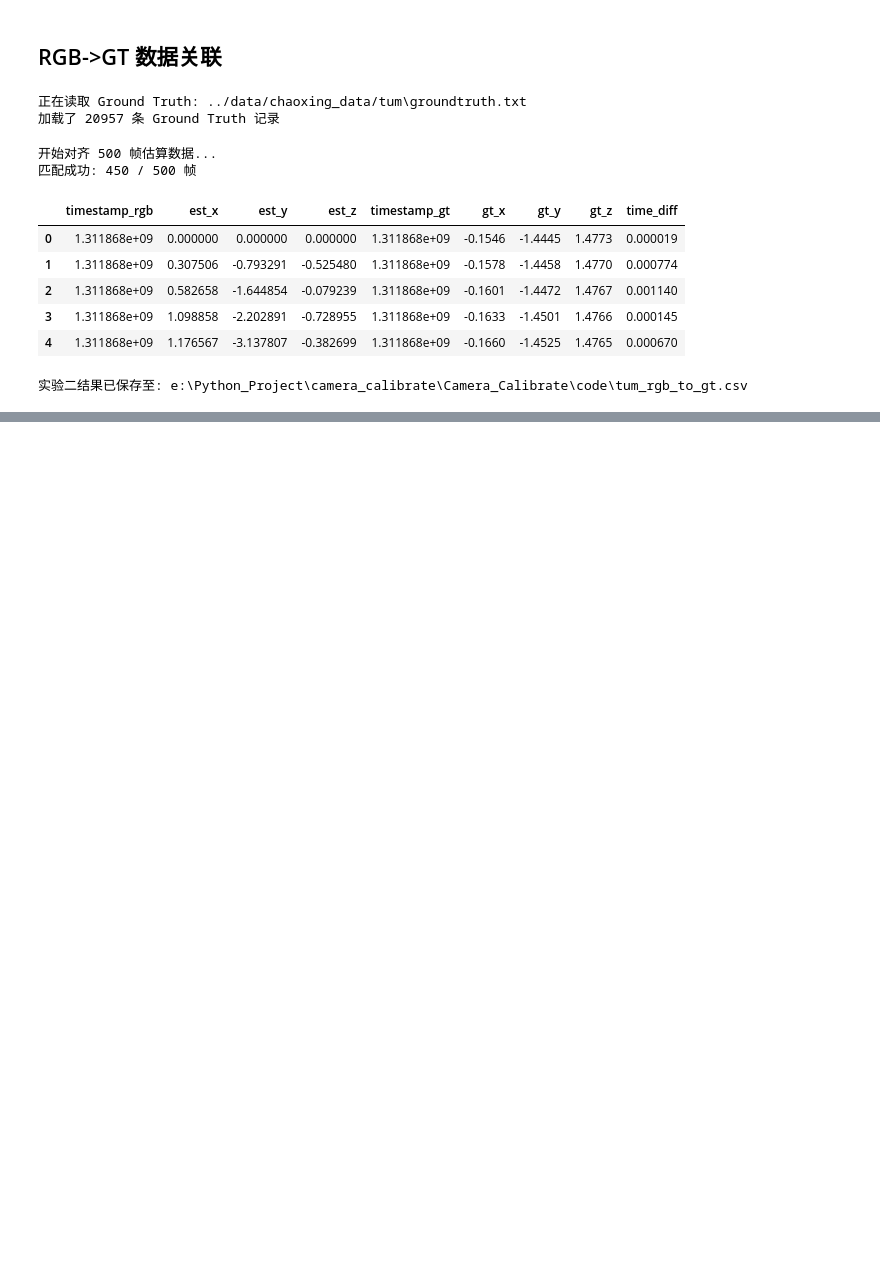
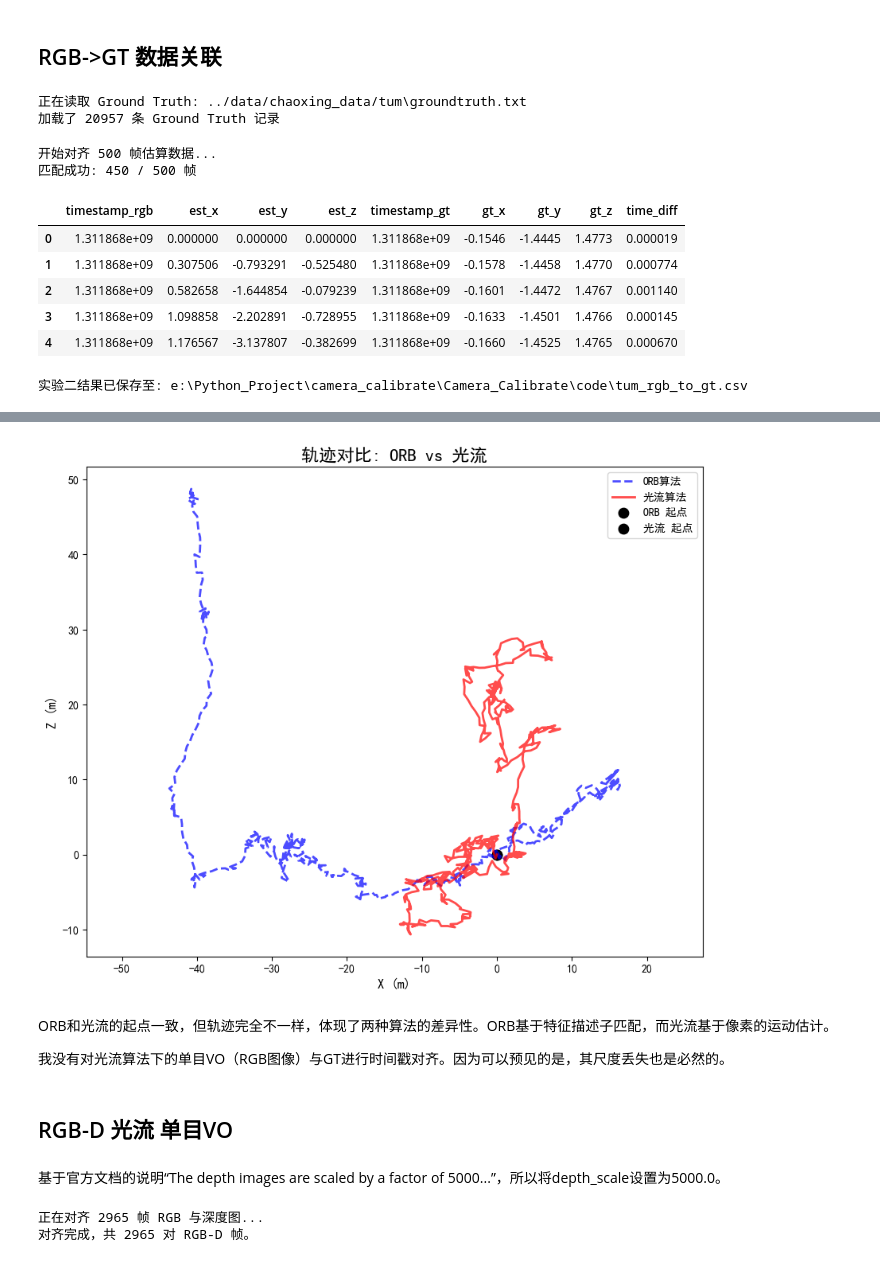
Before and after one commit to User-o2/Camera-Calibration-and-Visual-Odometry, a Jupyter notebook: Camera_Calibrate/code/visual_odometry.ipynb, the cells around one changed output, grey strips where cells are left out. Drawn from its saved outputs; the diff is of its cells as text; code cells hidden in the pictures; blank space fills up the shorter version.

```diff
--- a/Camera_Calibrate/code/visual_odometry.ipynb
+++ b/Camera_Calibrate/code/visual_odometry.ipynb
@@ -373,0 +469,4 @@ if not df_matched.empty:
+# %%
+# 运行实验三 (使用前500帧进行快速验证，也可以跑全量)
+traj_est_optflow = run_optical_flow_vo(images[:500], K, dist_coef)
+print("光流法 VO 完成。")
@@ -373,0 +485,39 @@ if not df_matched.empty:
+# %%
+# Cell 11: 轨迹对比
+
+def plot_comparison(traj_orb, traj_flow):
+    fig = plt.figure(figsize=(10, 8))
+    ax = fig.add_subplot(111)
+
+    # ORB
+    ax.plot(traj_orb[:, 0], traj_orb[:, 2], label='ORB算法',
+            color='blue', linewidth=2, linestyle='--',alpha=0.7)
+    # 光流
+    ax.plot(traj_flow[:, 0], traj_flow[:, 2], label='光流算法',
+            color='red', linewidth=2,alpha=0.7)
+
+    ax.scatter(traj_orb[0, 0], traj_orb[0, 2], color='black', s=80, label='ORB 起点')
+    ax.scatter(traj_flow[0, 0], traj_flow[0, 2], color='black', s=80, label='光流 起点')
+
+    ax.set_title('轨迹对比: ORB vs 光流', fontsize=16)
+    ax.set_xlabel('X (m)', fontsize=12)
+    ax.set_ylabel('Z (m)', fontsize=12)
+    ax.legend()
+    ax.axis('equal')
+    plt.show()
+# %%
+if len(traj_est_optflow) > 0:
+    # traj_est 是实验一的结果变量
+    plot_comparison(traj_est, traj_est_optflow)
+else:
+    print("光流法未生成有效轨迹。")
+# %% [output]
+[figure, added]
+# %% [markdown]
+ORB和光流的起点一致，但轨迹完全不一样，体现了两种算法的差异性。ORB基于特征描述子匹配，而光流基于像素的运动估计。
+
+我没有对光流算法下的单目VO（RGB图像）与GT进行时间戳对齐。因为可以预见的是，其尺度丢失也是必然的。
+# %% [markdown]
+## RGB-D 光流 单目VO
+# %% [markdown]
+基于官方文档的说明“The depth images are scaled by a factor of 5000...”，所以将depth_scale设置为5000.0。
@@ -373,0 +585,11 @@ if not df_matched.empty:
+# %%
+# 复用之前加载的GT数据：
+# gt_dict, gt_times_list = load_groundtruth(dataset_path)
+
+# 复用之前的 load_images_from_tum 得到的列表：
+# images, times = load_images_from_tum(dataset_path)
+
+rgbd_pairs = associate_rgb_depth(images, times, dataset_path)
+# %% [output]
+正在对齐 2965 帧 RGB 与深度图...
+对齐完成，共 2965 对 RGB-D 帧。
```
Also changed, not shown: parts of 20 cells of this notebook.
